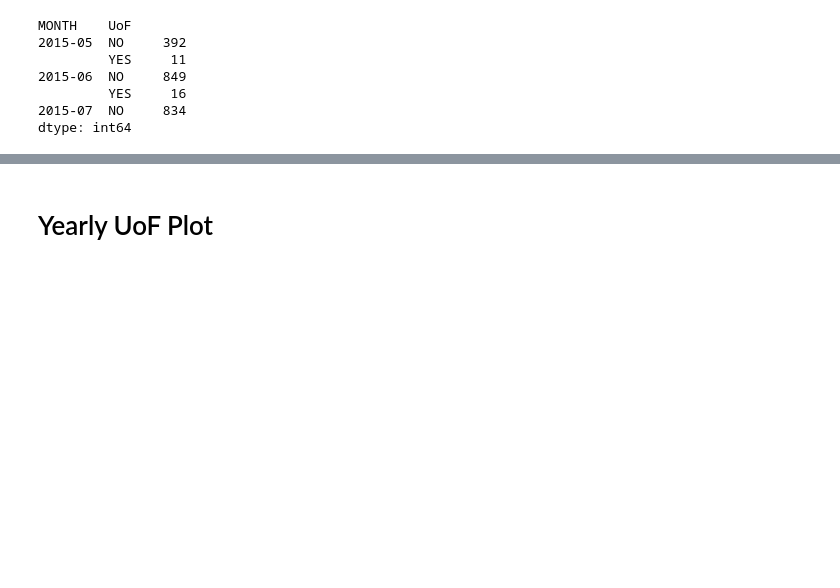
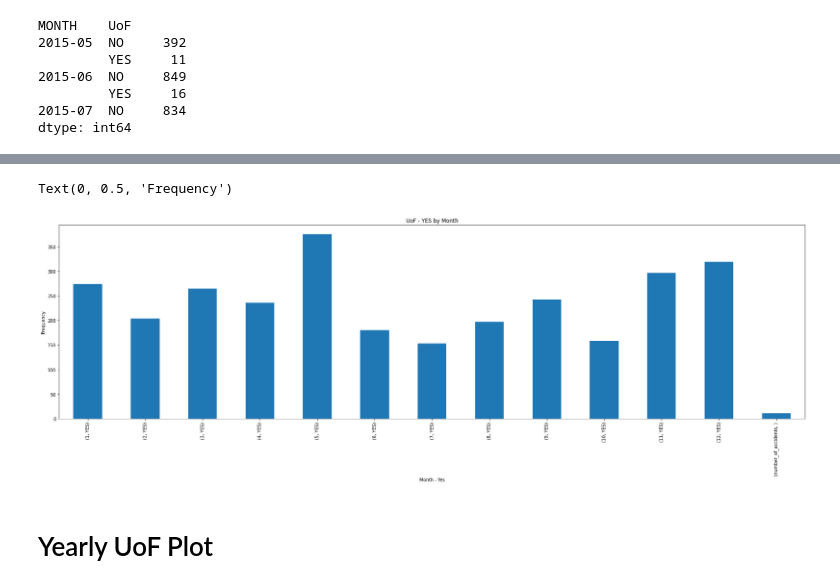
Before and after one commit to msenosain/spd-use-of-force_DS4A, a Jupyter notebook: notebooks/10_EDA_crisis.ipynb, the cells around one changed output, grey strips where cells are left out. Cells and saved outputs as stored; diff of their text form; code cells hidden in the pictures; blank space fills up the shorter version.

```diff
--- a/notebooks/10_EDA_crisis.ipynb
+++ b/notebooks/10_EDA_crisis.ipynb
@@ -388,0 +464,5 @@ monthly_uof.plot(kind = 'bar', figsize=(30,8))
+# %%
+monthly_yes2 = yes_df.groupby(['M', 'UoF' ]).size()
+monthly_yes2.to_frame().reset_index()
+monthly_yes2['number_of_accidents'] = monthly_yes[0]
+monthly_yes2.head()
@@ -389,3 +477,11 @@ monthly_uof.plot(kind = 'bar', figsize=(30,8))
+# %%
+monthly_yes2.plot(kind = 'bar', figsize=(30,8))
+plt.title('UoF - YES by Month')
+plt.xlabel('Month - Yes')
+plt.ylabel('Frequency')
+# %% [output]
+Text(0, 0.5, 'Frequency')
+[figure, added]
 # %% [markdown]
 # Yearly UoF Plot
 # %%
```
Also changed, not shown: parts of 41 cells of this notebook.
